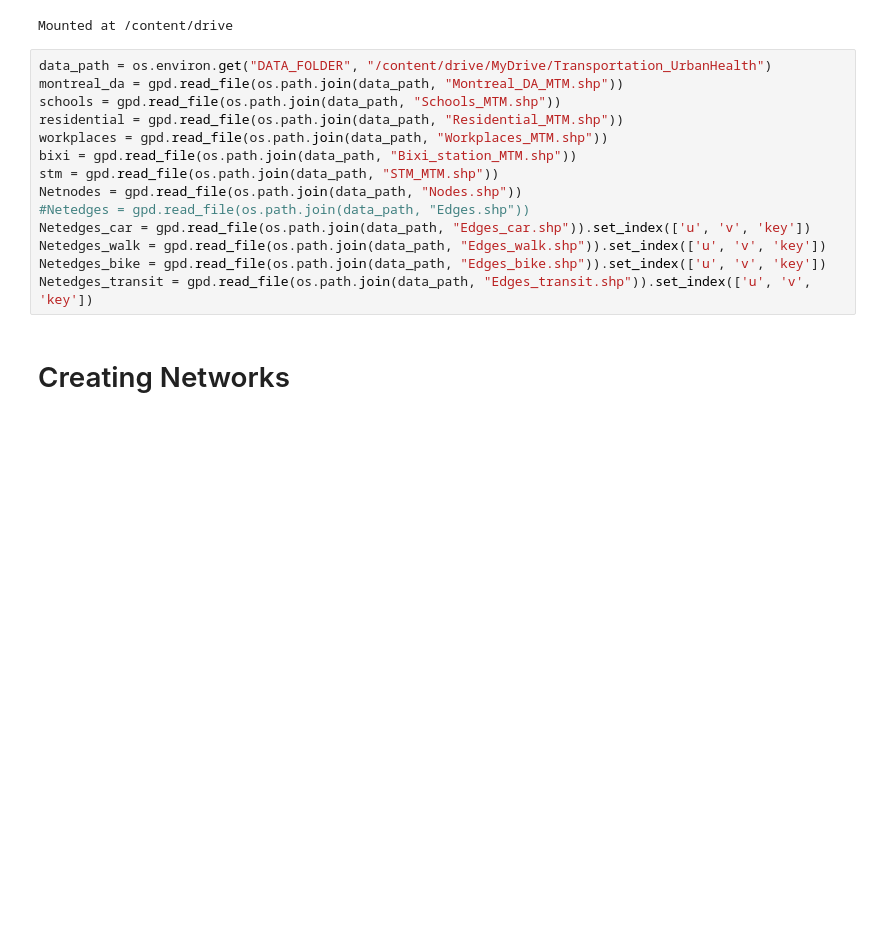
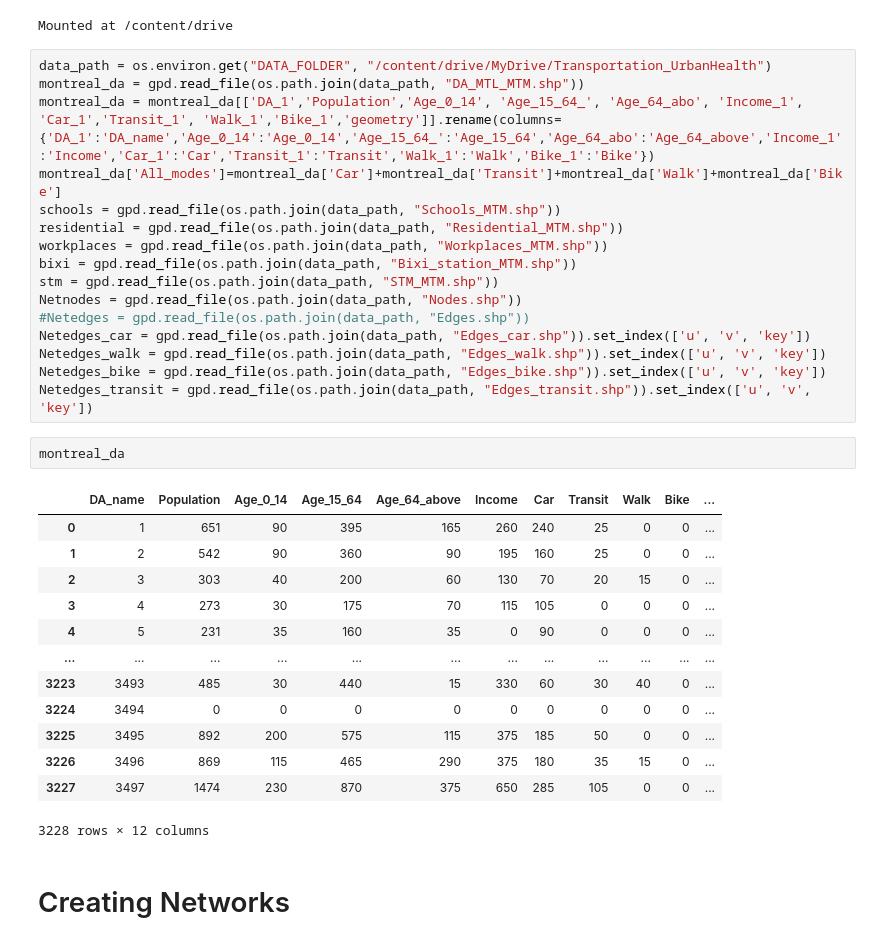
Before and after one commit to Nmg1994/ActiveTransportation, a Jupyter notebook: ABM_ActiveTransportation.ipynb, the cells around one changed output. Cells and saved outputs as stored; diff of their text form; blank space fills up the shorter version.

```diff
--- a/ABM_ActiveTransportation.ipynb
+++ b/ABM_ActiveTransportation.ipynb
@@ -36,7 +36,9 @@ drive.mount('/content/drive')
 Mounted at /content/drive
 # %%
 data_path = os.environ.get("DATA_FOLDER", "/content/drive/MyDrive/Transportation_UrbanHealth")
-montreal_da = gpd.read_file(os.path.join(data_path, "Montreal_DA_MTM.shp"))
+montreal_da = gpd.read_file(os.path.join(data_path, "DA_MTL_MTM.shp"))
+montreal_da = montreal_da[['DA_1','Population','Age_0_14', 'Age_15_64_', 'Age_64_abo', 'Income_1', 'Car_1','Transit_1', 'Walk_1','Bike_1','geometry']].rename(columns={'DA_1':'DA_name','Age_0_14':'Age_0_14','Age_15_64_':'Age_15_64','Age_64_abo':'Age_64_above','Income_1':'Income','Car_1':'Car','Transit_1':'Transit','Walk_1':'Walk','Bike_1':'Bike'})
+montreal_da['All_modes']=montreal_da['Car']+montreal_da['Transit']+montreal_da['Walk']+montreal_da['Bike']
 schools = gpd.read_file(os.path.join(data_path, "Schools_MTM.shp"))
 residential = gpd.read_file(os.path.join(data_path, "Residential_MTM.shp"))
 workplaces = gpd.read_file(os.path.join(data_path, "Workplaces_MTM.shp"))
@@ -48,6 +50,22 @@ Netedges_car = gpd.read_file(os.path.join(data_path, "Edges_car.shp")).set_index
 Netedges_walk = gpd.read_file(os.path.join(data_path, "Edges_walk.shp")).set_index(['u', 'v', 'key'])
 Netedges_bike = gpd.read_file(os.path.join(data_path, "Edges_bike.shp")).set_index(['u', 'v', 'key'])
 Netedges_transit = gpd.read_file(os.path.join(data_path, "Edges_transit.shp")).set_index(['u', 'v', 'key'])
+# %%
+montreal_da
+# %% [output]
+|  | DA_name | Population | Age_0_14 | Age_15_64 | Age_64_above | Income | Car | Transit | Walk | Bike | ... |
+| 0 | 1 | 651 | 90 | 395 | 165 | 260 | 240 | 25 | 0 | 0 | ... |
+| 1 | 2 | 542 | 90 | 360 | 90 | 195 | 160 | 25 | 0 | 0 | ... |
+| 2 | 3 | 303 | 40 | 200 | 60 | 130 | 70 | 20 | 15 | 0 | ... |
+| 3 | 4 | 273 | 30 | 175 | 70 | 115 | 105 | 0 | 0 | 0 | ... |
+| 4 | 5 | 231 | 35 | 160 | 35 | 0 | 90 | 0 | 0 | 0 | ... |
+| ... | ... | ... | ... | ... | ... | ... | ... | ... | ... | ... | ... |
+| 3223 | 3493 | 485 | 30 | 440 | 15 | 330 | 60 | 30 | 40 | 0 | ... |
+| 3224 | 3494 | 0 | 0 | 0 | 0 | 0 | 0 | 0 | 0 | 0 | ... |
+| 3225 | 3495 | 892 | 200 | 575 | 115 | 375 | 185 | 50 | 0 | 0 | ... |
+| 3226 | 3496 | 869 | 115 | 465 | 290 | 375 | 180 | 35 | 15 | 0 | ... |
+| 3227 | 3497 | 1474 | 230 | 870 | 375 | 650 | 285 | 105 | 0 | 0 | ... |
+3228 rows × 12 columns
 # %% [markdown]
 # Creating Networks
 # %%
```
Also changed, not shown: parts of 4 cells of this notebook.
